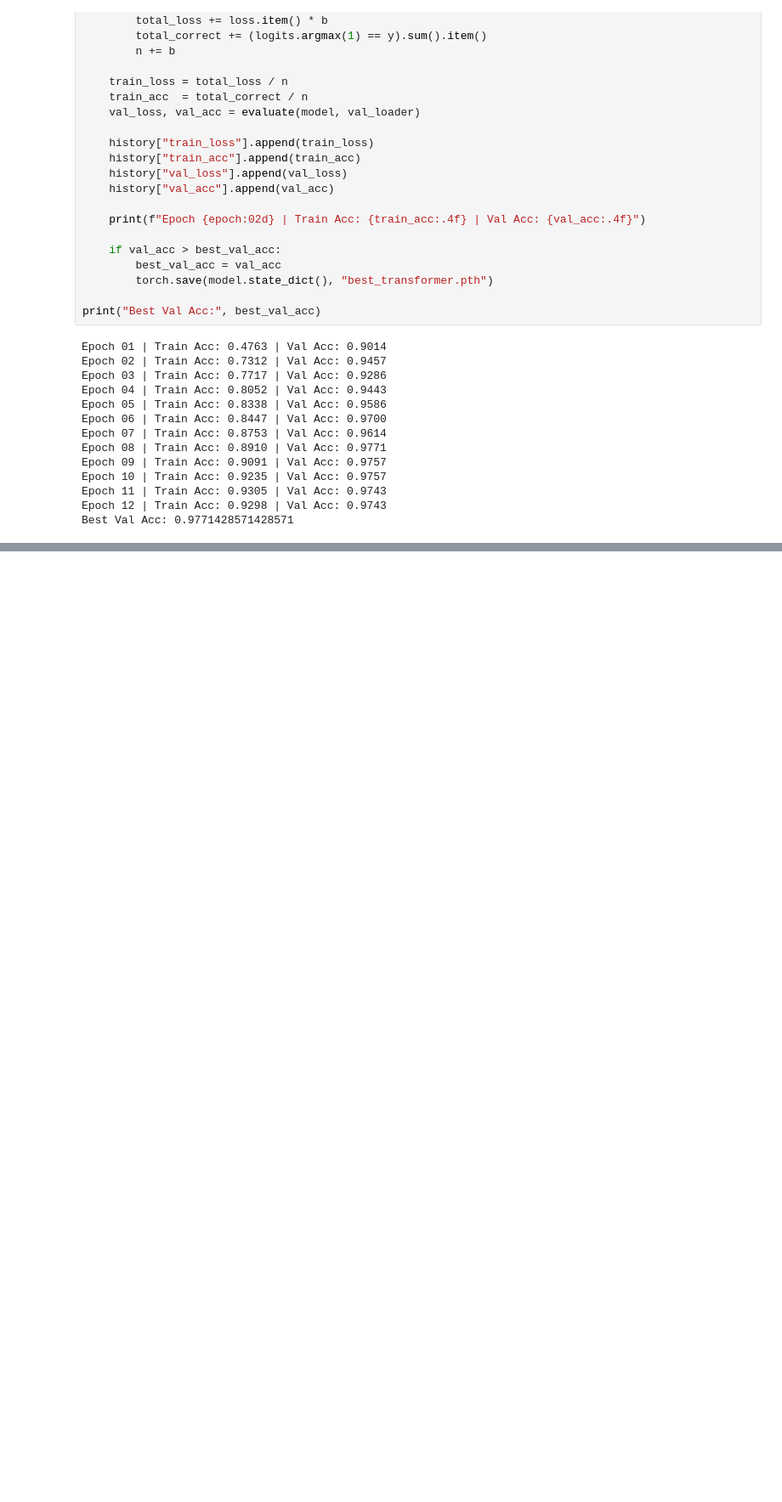
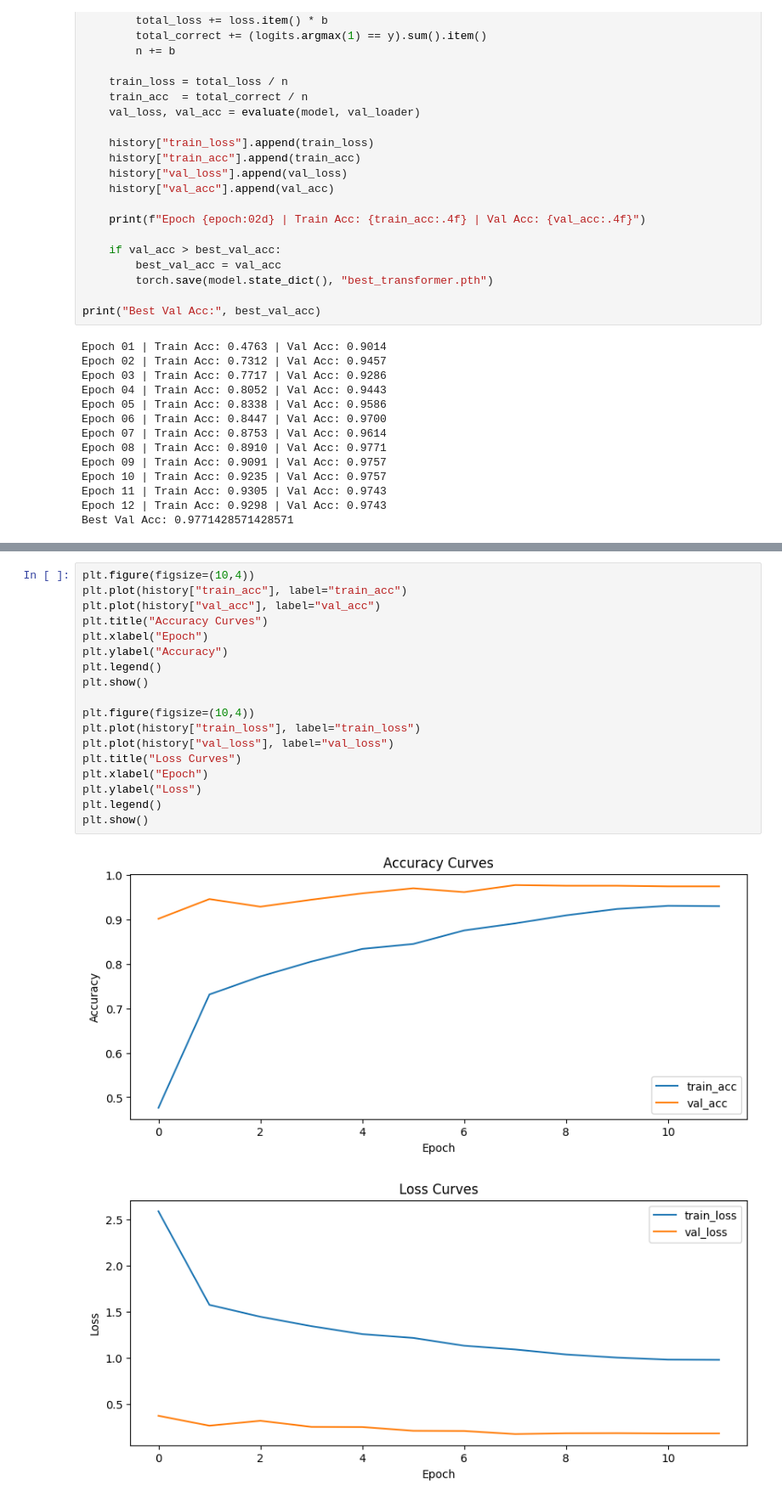
Before and after one commit to WePsychology/Dog-Breed-Classification, a Jupyter notebook: dog-breed-classification.ipynb, the cells around one changed output, grey strips where cells are left out. Shown at 85% size. Cells and saved outputs as stored; diff of their text form; blank space fills up the shorter version.

```diff
--- a/dog-breed-classification.ipynb
+++ b/dog-breed-classification.ipynb
@@ -343,0 +398,21 @@ Best Val Acc: 0.9771428571428571
+# %%
+plt.figure(figsize=(10,4))
+plt.plot(history["train_acc"], label="train_acc")
+plt.plot(history["val_acc"], label="val_acc")
+plt.title("Accuracy Curves")
+plt.xlabel("Epoch")
+plt.ylabel("Accuracy")
+plt.legend()
+plt.show()
+
+plt.figure(figsize=(10,4))
+plt.plot(history["train_loss"], label="train_loss")
+plt.plot(history["val_loss"], label="val_loss")
+plt.title("Loss Curves")
+plt.xlabel("Epoch")
+plt.ylabel("Loss")
+plt.legend()
+plt.show()
+# %% [output]
+[figure, added]
+[figure, added]
```
Also changed, not shown: parts of 7 cells of this notebook.
